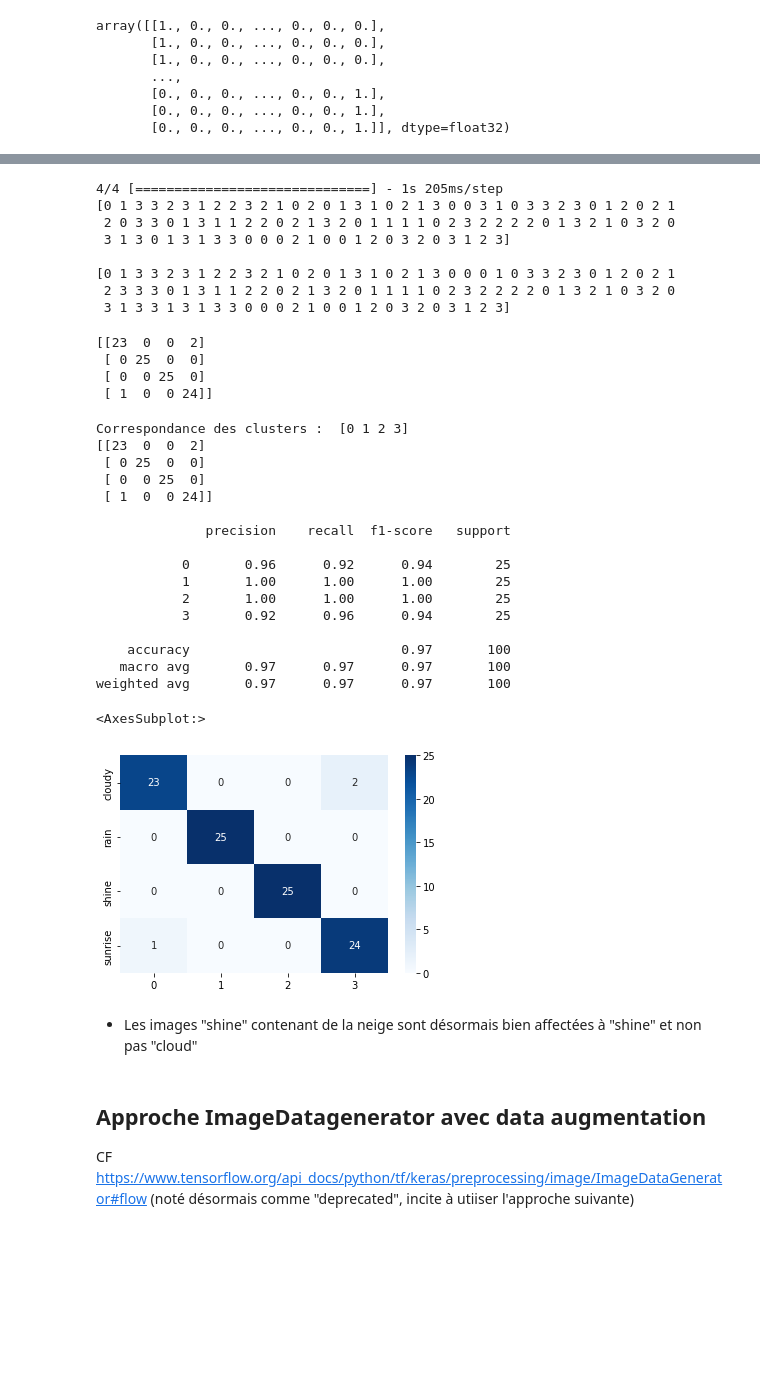
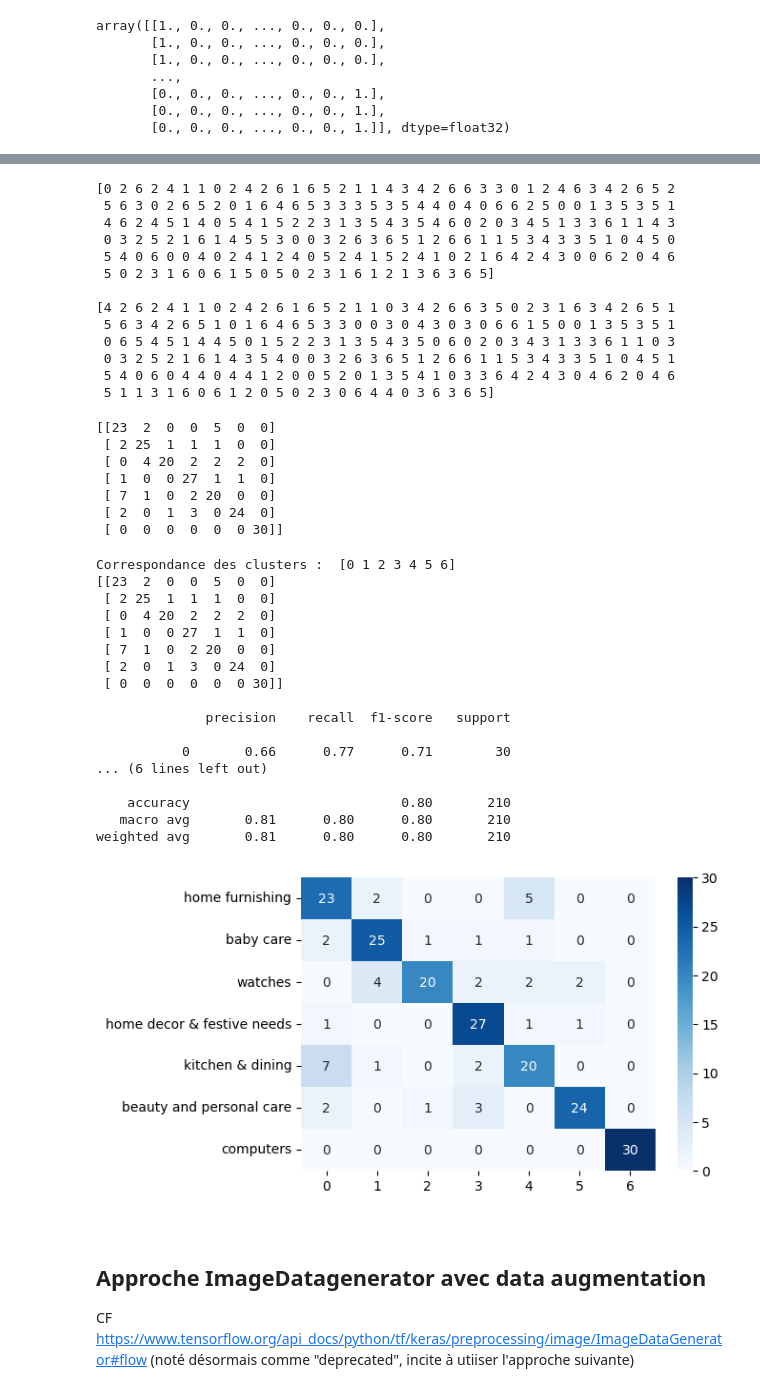
Before and after one commit to kevin-EK/OC-DS-P6-Classifiez-automatiquement-des-biens-de-consommation, a Jupyter notebook: Feature_extraction_faisaibilité-Transfert learning.ipynb, the cells around one changed output, grey strips where cells are left out. Drawn from its saved outputs; the diff is of its cells as text; code cells hidden in the pictures; blank space fills up the shorter version.

```diff
--- a/Feature_extraction_faisaibilité-Transfert learning.ipynb
+++ b/Feature_extraction_faisaibilité-Transfert learning.ipynb
@@ -133,11 +150,11 @@ def data_fct(path) :
 data_train = data_fct(data_train_path)
 data_test = data_fct(data_test_path)
 # %%
-data_train['label'] = data_train.label_name.map({'Baby_Care':0, 'Beauty_and_Personal_Care':1, 'Computers':2,
-       'Home_Decor_&_Festive_Needs':3, 'Home_Furnishing':4, 'Kitchen_&_Dining':5, 'Watches':6})
+data_train['label'] = data_train.label_name.map({'baby_care':0, 'beauty_and_personal_care':1, 'computers':2,
+       'home_decor_&_festive_needs':3, 'home_furnishing':4, 'kitchen_&_dining':5, 'watches':6})
 
-data_test['label'] = data_test.label_name.map({'Baby_Care':0, 'Beauty_and_Personal_Care':1, 'Computers':2,
-       'Home_Decor_&_Festive_Needs':3, 'Home_Furnishing':4, 'Kitchen_&_Dining':5, 'Watches':6})
+data_test['label'] = data_test.label_name.map({'baby_care':0, 'beauty_and_personal_care':1, 'computers':2,
+       'home_decor_&_festive_needs':3, 'home_furnishing':4, 'kitchen_&_dining':5, 'watches':6})
 
 data_train.sample(10)
 # %% [output]
@@ -415,7 +432,8 @@ def create_model_fct() :
     # Définir le nouveau modèle
     model = Model(inputs=model0.input, outputs=predictions)
     # compilation du modèle
-    model.compile(loss="categorical_crossentropy", optimizer='rmsprop', metrics=["accuracy"])
+    model.compile(loss="categorical_crossentropy", optimizer= 'adam',#'rmsprop',
+                  metrics=["accuracy"])
 
     print(model.summary())
 
@@ -593,22 +626,30 @@ print(y_val_num)
 print()
 print(y_val_pred)
 # %% [output]
-4/4 [==============================] - 1s 205ms/step
-[0 1 3 3 2 3 1 2 2 3 2 1 0 2 0 1 3 1 0 2 1 3 0 0 3 1 0 3 3 2 3 0 1 2 0 2 1
- 2 0 3 3 0 1 3 1 1 2 2 0 2 1 3 2 0 1 1 1 1 0 2 3 2 2 2 2 0 1 3 2 1 0 3 2 0
- 3 1 3 0 1 3 1 3 3 0 0 0 2 1 0 0 1 2 0 3 2 0 3 1 2 3]
+[0 2 6 2 4 1 1 0 2 4 2 6 1 6 5 2 1 1 4 3 4 2 6 6 3 3 0 1 2 4 6 3 4 2 6 5 2
+ 5 6 3 0 2 6 5 2 0 1 6 4 6 5 3 3 3 5 3 5 4 4 0 4 0 6 6 2 5 0 0 1 3 5 3 5 1
+ 4 6 2 4 5 1 4 0 5 4 1 5 2 2 3 1 3 5 4 3 5 4 6 0 2 0 3 4 5 1 3 3 6 1 1 4 3
+ 0 3 2 5 2 1 6 1 4 5 5 3 0 0 3 2 6 3 6 5 1 2 6 6 1 1 5 3 4 3 3 5 1 0 4 5 0
+ 5 4 0 6 0 0 4 0 2 4 1 2 4 0 5 2 4 1 5 2 4 1 0 2 1 6 4 2 4 3 0 0 6 2 0 4 6
+ 5 0 2 3 1 6 0 6 1 5 0 5 0 2 3 1 6 1 2 1 3 6 3 6 5]
 
-[0 1 3 3 2 3 1 2 2 3 2 1 0 2 0 1 3 1 0 2 1 3 0 0 0 1 0 3 3 2 3 0 1 2 0 2 1
- 2 3 3 3 0 1 3 1 1 2 2 0 2 1 3 2 0 1 1 1 1 0 2 3 2 2 2 2 0 1 3 2 1 0 3 2 0
- 3 1 3 3 1 3 1 3 3 0 0 0 2 1 0 0 1 2 0 3 2 0 3 1 2 3]
+[4 2 6 2 4 1 1 0 2 4 2 6 1 6 5 2 1 1 0 3 4 2 6 6 3 5 0 2 3 1 6 3 4 2 6 5 1
+ 5 6 3 4 2 6 5 1 0 1 6 4 6 5 3 3 0 0 3 0 4 3 0 3 0 6 6 1 5 0 0 1 3 5 3 5 1
+ 0 6 5 4 5 1 4 4 5 0 1 5 2 2 3 1 3 5 4 3 5 0 6 0 2 0 3 4 3 1 3 3 6 1 1 0 3
+ 0 3 2 5 2 1 6 1 4 3 5 4 0 0 3 2 6 3 6 5 1 2 6 6 1 1 5 3 4 3 3 5 1 0 4 5 1
+ 5 4 0 6 0 4 4 0 4 4 1 2 0 0 5 2 0 1 3 5 4 1 0 3 3 6 4 2 4 3 0 4 6 2 0 4 6
+ 5 1 1 3 1 6 0 6 1 2 0 5 0 2 3 0 6 4 4 0 3 6 3 6 5]
 # %%
 conf_mat = metrics.confusion_matrix(y_val_num, y_val_pred)
 print(conf_mat)
 # %% [output]
-[[23  0  0  2]
- [ 0 25  0  0]
- [ 0  0 25  0]
- [ 1  0  0 24]]
+[[23  2  0  0  5  0  0]
+ [ 2 25  1  1  1  0  0]
+ [ 0  4 20  2  2  2  0]
+ [ 1  0  0 27  1  1  0]
+ [ 7  1  0  2 20  0  0]
+ [ 2  0  1  3  0 24  0]
+ [ 0  0  0  0  0  0 30]]
 # %%
 y_val_pred_transform = conf_mat_transform(y_val_num, y_val_pred)
 conf_mat = metrics.confusion_matrix(y_val_num, y_val_pred_transform)
@@ -616,32 +657,32 @@ print(conf_mat)
 print()
 print(metrics.classification_report(y_val_num, y_val_pred_transform))
 # %% [output]
-Correspondance des clusters :  [0 1 2 3]
-[[23  0  0  2]
- [ 0 25  0  0]
- [ 0  0 25  0]
- [ 1  0  0 24]]
+Correspondance des clusters :  [0 1 2 3 4 5 6]
+[[23  2  0  0  5  0  0]
+ [ 2 25  1  1  1  0  0]
+ [ 0  4 20  2  2  2  0]
+ [ 1  0  0 27  1  1  0]
+ [ 7  1  0  2 20  0  0]
+ [ 2  0  1  3  0 24  0]
+ [ 0  0  0  0  0  0 30]]
 
               precision    recall  f1-score   support
 
-           0       0.96      0.92      0.94        25
-           1       1.00      1.00      1.00        25
-           2       1.00      1.00      1.00        25
-           3       0.92      0.96      0.94        25
+           0       0.66      0.77      0.71        30
+... (6 lines left out)
 
-    accuracy                           0.97       100
-   macro avg       0.97      0.97      0.97       100
-weighted avg       0.97      0.97      0.97       100
+    accuracy                           0.80       210
+   macro avg       0.81      0.80      0.80       210
+weighted avg       0.81      0.80      0.80       210
 # %%
 df_cm = pd.DataFrame(conf_mat, index = [label for label in list_labels],
-                  columns = [i for i in "0123"])
+                  columns = [i for i in "0123456"])
 plt.figure(figsize = (6,4))
-sns.heatmap(df_cm, annot=True, cmap="Blues")
+sns.heatmap(df_cm, annot=True, cmap="Blues");
 # %% [output]
-<AxesSubplot:>
-[figure, old version]
+[figure, new version]
-# %% [markdown]
-* Les images "shine" contenant de la neige sont désormais bien affectées à "shine" et non pas "cloud"
+# %% [markdown]
+</Br>
 # %% [markdown]
 ## Approche ImageDatagenerator avec data augmentation
 
```
Also changed, not shown: parts of 57 cells of this notebook, 4 other files.
